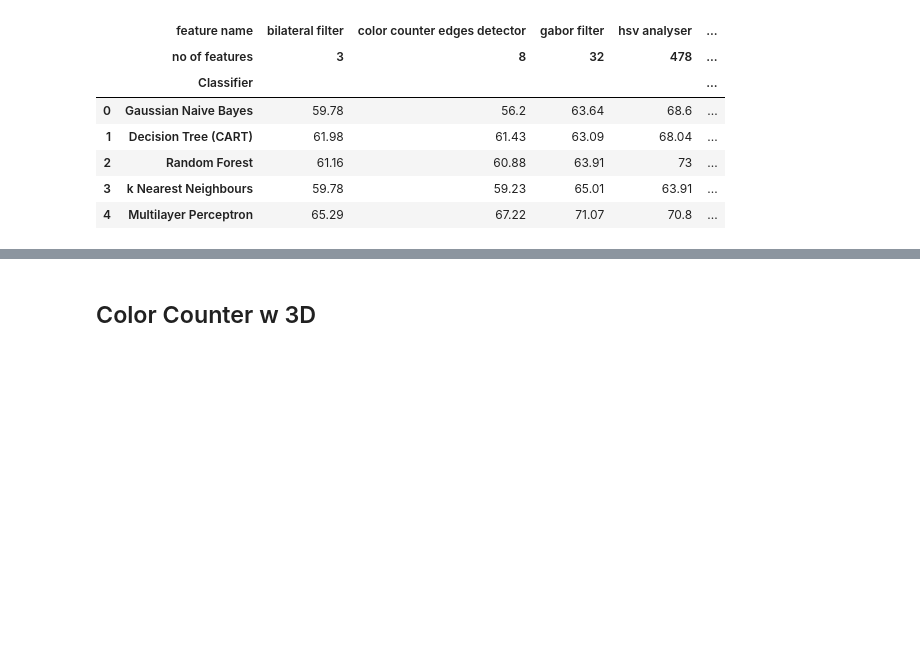
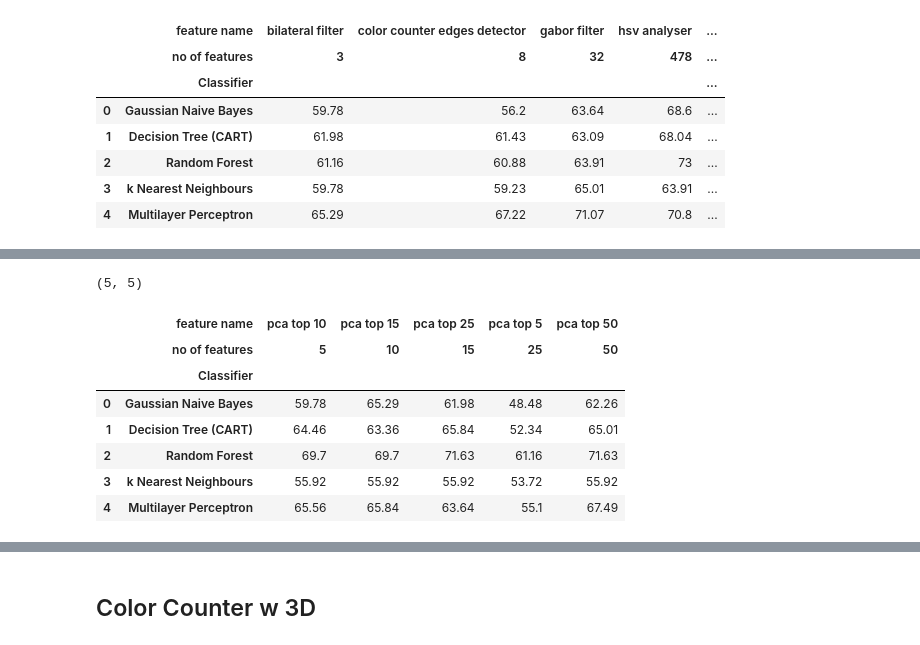
Before and after one commit to lukaszsus/memotion-images-analysis, a Jupyter notebook: experiment_scripts/pandas_dataframes_results.ipynb, the cells around one changed output, grey strips where cells are left out. Drawn from its saved outputs; the diff is of its cells as text; code cells hidden in the pictures; blank space fills up the shorter version.

```diff
--- a/experiment_scripts/pandas_dataframes_results.ipynb
+++ b/experiment_scripts/pandas_dataframes_results.ipynb
@@ -194,0 +255,13 @@ create_table(path, feature_count_14)
+# %%
+path = 'results/metrics/memes_one_vs_rest'
+create_pca_table(path, feature_count_pca)
+# %% [output]
+(5, 5)
+|  | feature name | pca top 10 | pca top 15 | pca top 25 | pca top 5 | pca top 50 |
+|  | no of features | 5 | 10 | 15 | 25 | 50 |
+|  | Classifier |  |  |  |  |  |
+| 0 | Gaussian Naive Bayes | 59.78 | 65.29 | 61.98 | 48.48 | 62.26 |
+| 1 | Decision Tree (CART) | 64.46 | 63.36 | 65.84 | 52.34 | 65.01 |
+| 2 | Random Forest | 69.7 | 69.7 | 71.63 | 61.16 | 71.63 |
+| 3 | k Nearest Neighbours | 55.92 | 55.92 | 55.92 | 53.72 | 55.92 |
+| 4 | Multilayer Perceptron | 65.56 | 65.84 | 63.64 | 55.1 | 67.49 |
```
Also changed, not shown: parts of 8 cells of this notebook, 3 other files.
